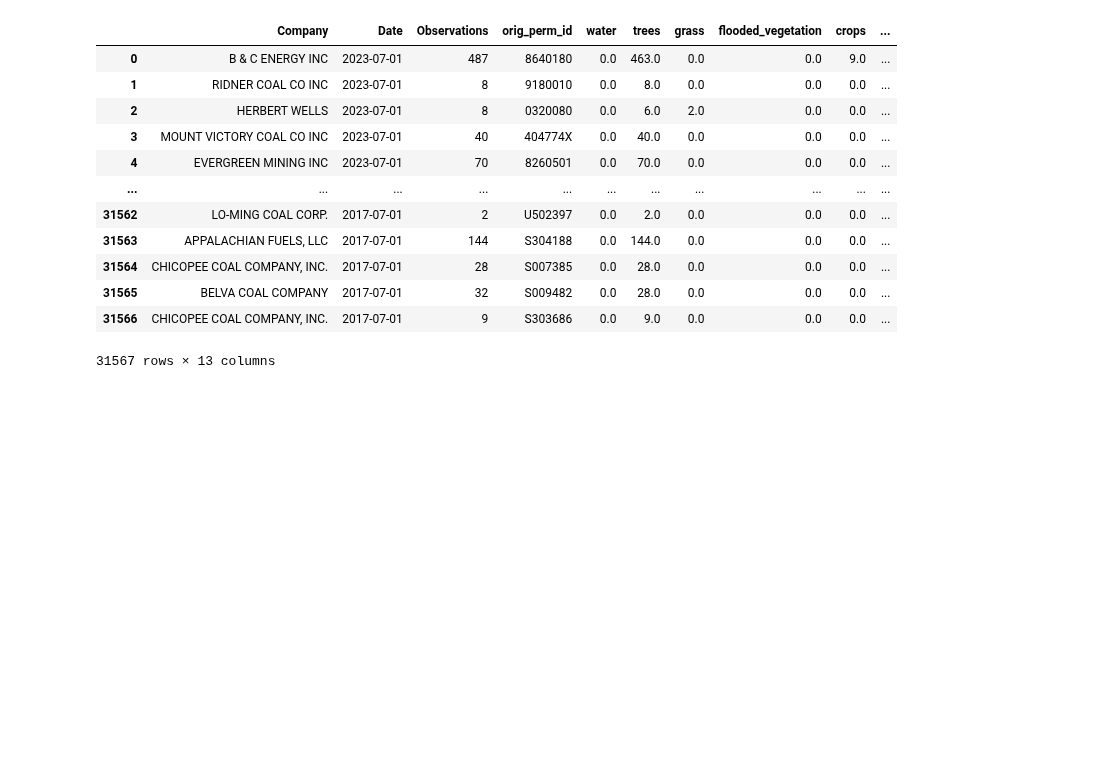
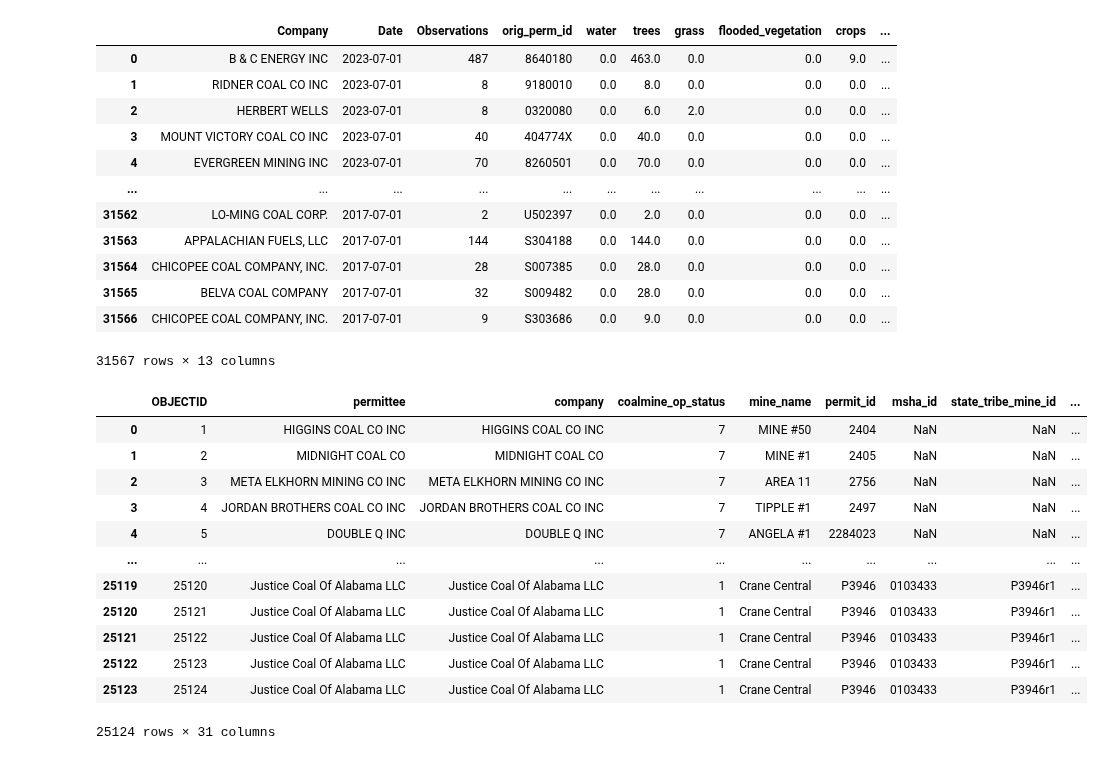
Before and after one commit to KendallScott/Capstone, a Jupyter notebook: Data_Cleanup_all.ipynb, the cells around one changed output. Drawn from its saved outputs; the diff is of its cells as text; code cells hidden in the pictures; blank space fills up the shorter version.

```diff
--- a/Data_Cleanup_all.ipynb
+++ b/Data_Cleanup_all.ipynb
@@ -193,3 +193,19 @@ df
 | 31565 | BELVA COAL COMPANY | 2017-07-01 | 32 | S009482 | 0.0 | 28.0 | 0.0 | 0.0 | 0.0 | ... |
 | 31566 | CHICOPEE COAL COMPANY, INC. | 2017-07-01 | 9 | S303686 | 0.0 | 9.0 | 0.0 | 0.0 | 0.0 | ... |
 31567 rows × 13 columns
+# %%
+mines
+# %% [output]
+|  | OBJECTID | permittee | company | coalmine_op_status | mine_name | permit_id | msha_id | state_tribe_mine_id | ... |
+| 0 | 1 | HIGGINS COAL CO INC | HIGGINS COAL CO INC | 7 | MINE #50 | 2404 | NaN | NaN | ... |
+| 1 | 2 | MIDNIGHT COAL CO | MIDNIGHT COAL CO | 7 | MINE #1 | 2405 | NaN | NaN | ... |
+| 2 | 3 | META ELKHORN MINING CO INC | META ELKHORN MINING CO INC | 7 | AREA 11 | 2756 | NaN | NaN | ... |
+| 3 | 4 | JORDAN BROTHERS COAL CO INC | JORDAN BROTHERS COAL CO INC | 7 | TIPPLE #1 | 2497 | NaN | NaN | ... |
+| 4 | 5 | DOUBLE Q INC | DOUBLE Q INC | 7 | ANGELA #1 | 2284023 | NaN | NaN | ... |
+| ... | ... | ... | ... | ... | ... | ... | ... | ... | ... |
+| 25119 | 25120 | Justice Coal Of Alabama LLC | Justice Coal Of Alabama LLC | 1 | Crane Central | P3946 | 0103433 | P3946r1 | ... |
+| 25120 | 25121 | Justice Coal Of Alabama LLC | Justice Coal Of Alabama LLC | 1 | Crane Central | P3946 | 0103433 | P3946r1 | ... |
+| 25121 | 25122 | Justice Coal Of Alabama LLC | Justice Coal Of Alabama LLC | 1 | Crane Central | P3946 | 0103433 | P3946r1 | ... |
+| 25122 | 25123 | Justice Coal Of Alabama LLC | Justice Coal Of Alabama LLC | 1 | Crane Central | P3946 | 0103433 | P3946r1 | ... |
+| 25123 | 25124 | Justice Coal Of Alabama LLC | Justice Coal Of Alabama LLC | 1 | Crane Central | P3946 | 0103433 | P3946r1 | ... |
+25124 rows × 31 columns
```
Also changed, not shown: parts of 4 cells of this notebook.
